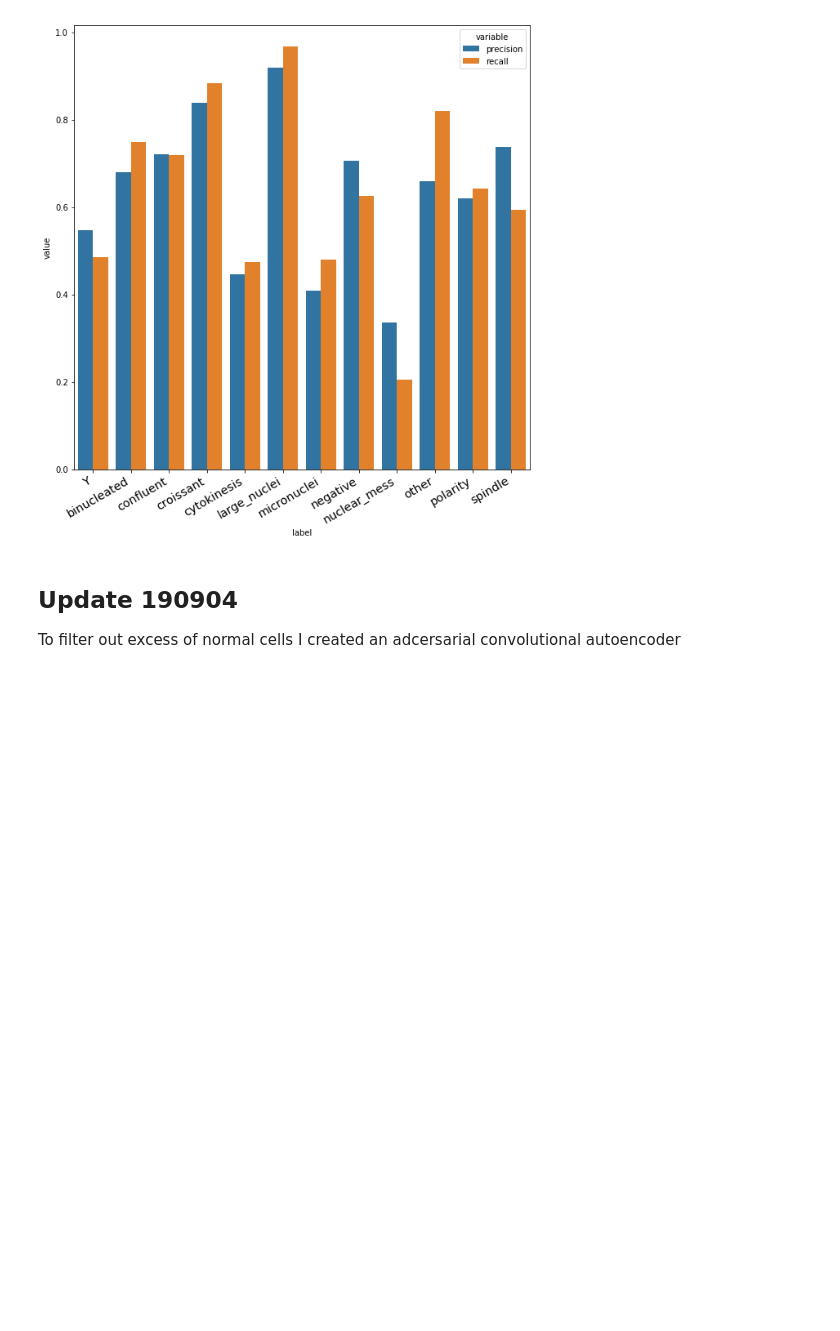
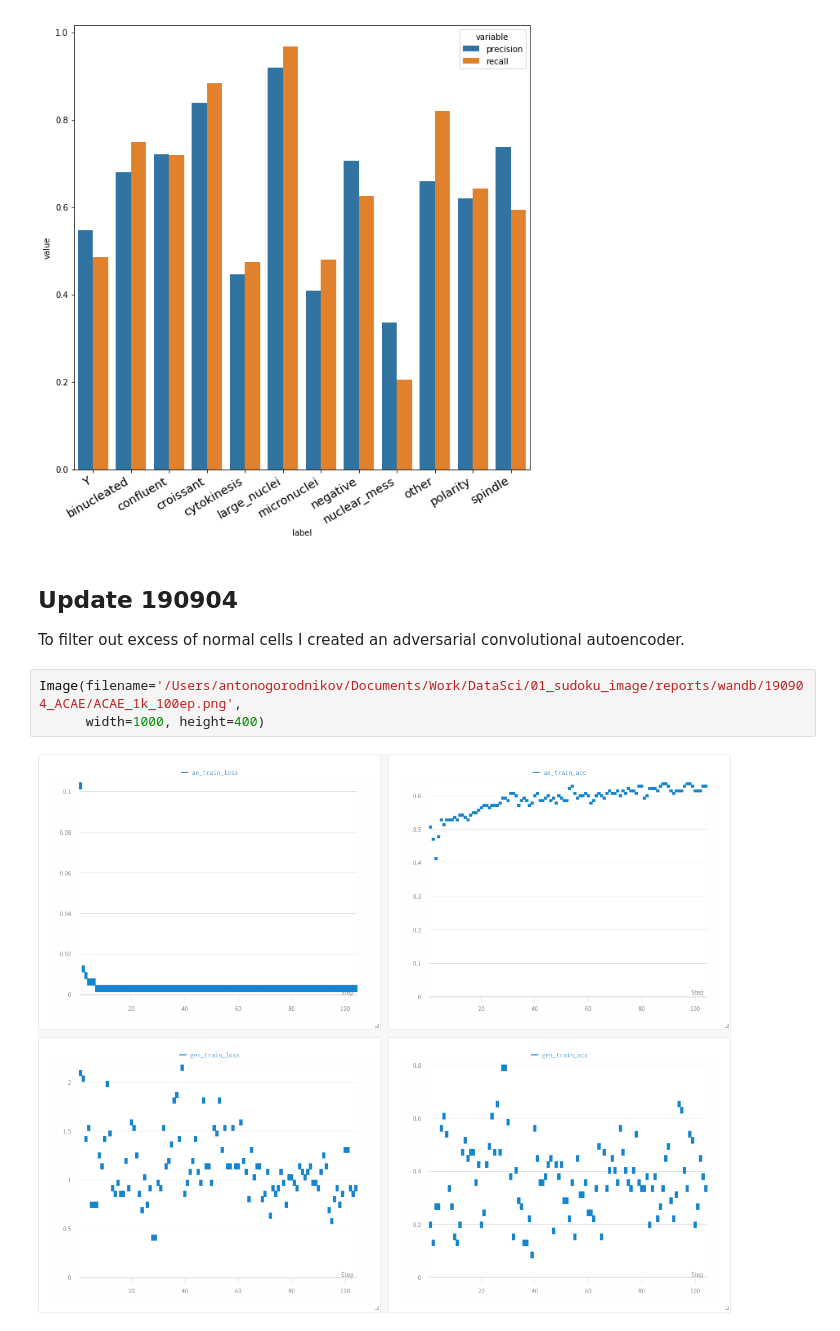
Before and after one commit to Gvaihir/image_sudoku, a Jupyter notebook: plan.ipynb, the cells around one changed output. Saved outputs shown, nothing was run; the diff lists cells and outputs as text; blank space fills up the shorter version.

```diff
--- a/plan.ipynb
+++ b/plan.ipynb
@@ -270,4 +270,9 @@ Image(filename='/Users/antonogorodnikov/Documents/Work/DataSci/01_sudoku_image/r
 [figure]
 # %% [markdown]
 ## Update 190904
-To filter out excess of normal cells I created an adcersarial convolutional autoencoder
+To filter out excess of normal cells I created an adversarial convolutional autoencoder.
+# %%
+Image(filename='/Users/antonogorodnikov/Documents/Work/DataSci/01_sudoku_image/reports/wandb/190904_ACAE/ACAE_1k_100ep.png',
+      width=1000, height=400)
+# %% [output]
+[figure, added]
```
Also changed, not shown: parts of 1 cell of this notebook, 2 other files.
